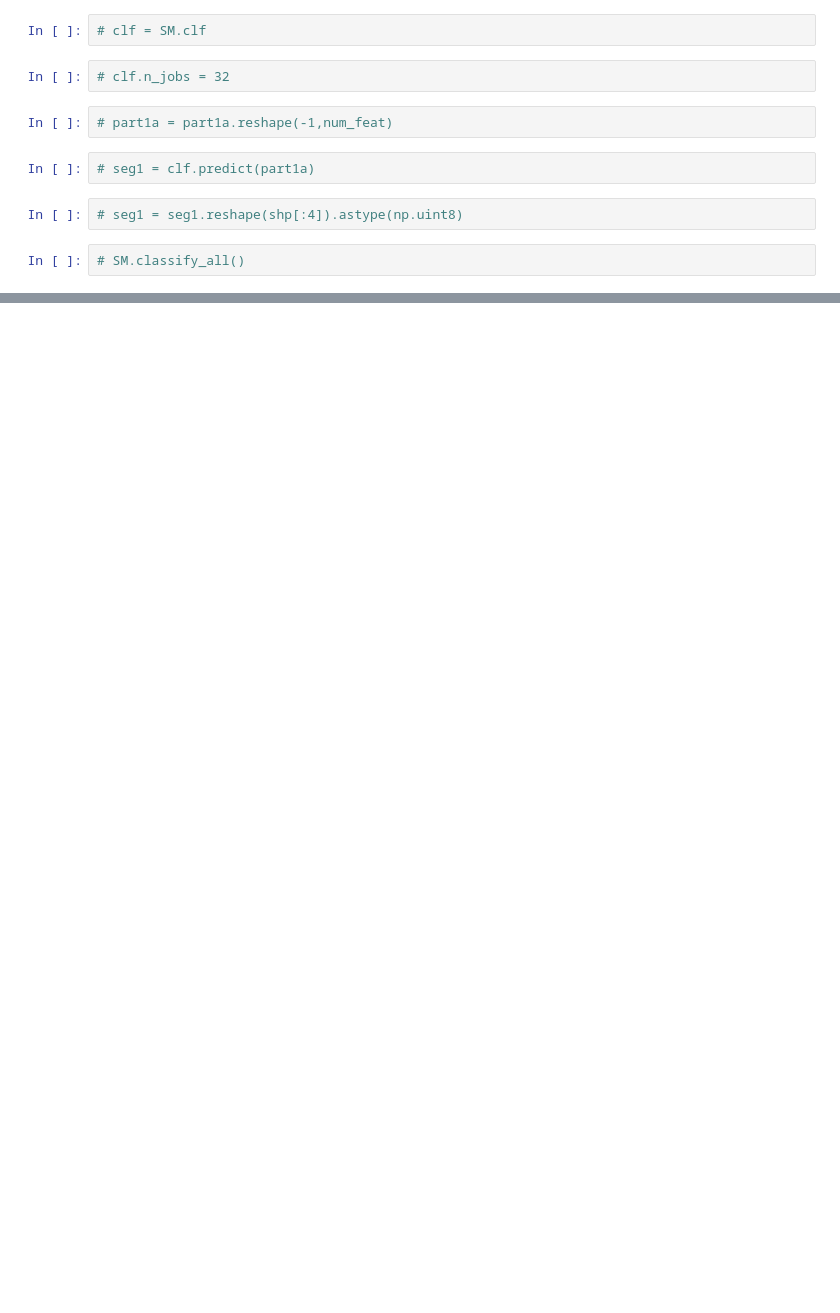
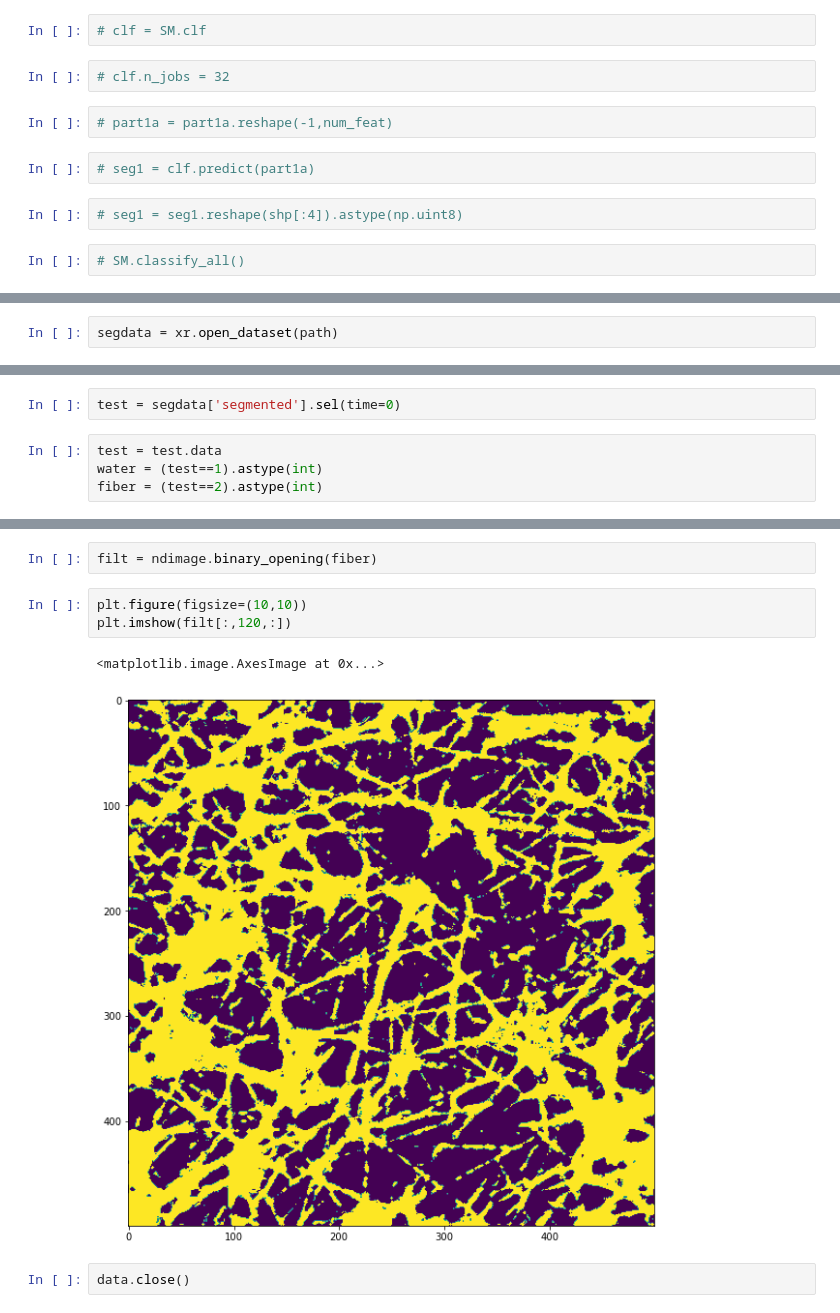
Before and after one commit to Pescatore23/pytrainseg, a Jupyter notebook: test_dask_framework_all_lazy.ipynb, the cells around one changed output, grey strips where cells are left out. Saved outputs shown, nothing was run; the diff lists cells and outputs as text; blank space fills up the shorter version.

```diff
--- a/test_dask_framework_all_lazy.ipynb
+++ b/test_dask_framework_all_lazy.ipynb
@@ -464,0 +426,2 @@ data.to_netcdf(path)
+# %%
+segdata = xr.open_dataset(path)
@@ -485,0 +451,6 @@ plt.imshow(SM.segmented_data[:,10,:,-1])
+# %%
+test = segdata['segmented'].sel(time=0)
+# %%
+test = test.data
+water = (test==1).astype(int)
+fiber = (test==2).astype(int)
@@ -485,0 +463,10 @@ plt.imshow(SM.segmented_data[:,10,:,-1])
+# %%
+filt = ndimage.binary_opening(fiber)
+# %%
+plt.figure(figsize=(10,10))
+plt.imshow(filt[:,120,:])
+# %% [output]
+<matplotlib.image.AxesImage at 0x...>
+[figure, added]
+# %%
+data.close()
```
Also changed, not shown: parts of 35 cells of this notebook, 3 other files.
